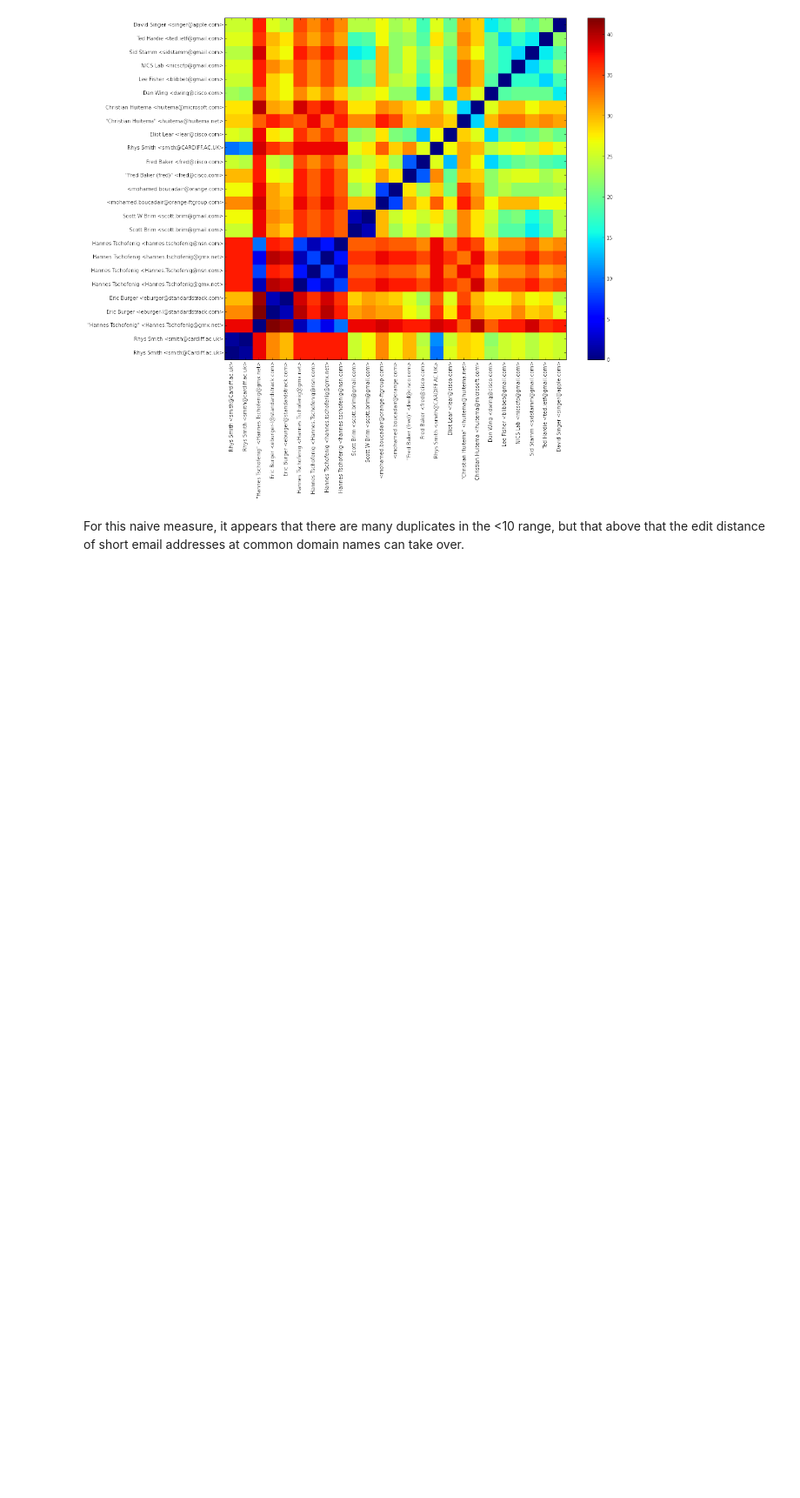
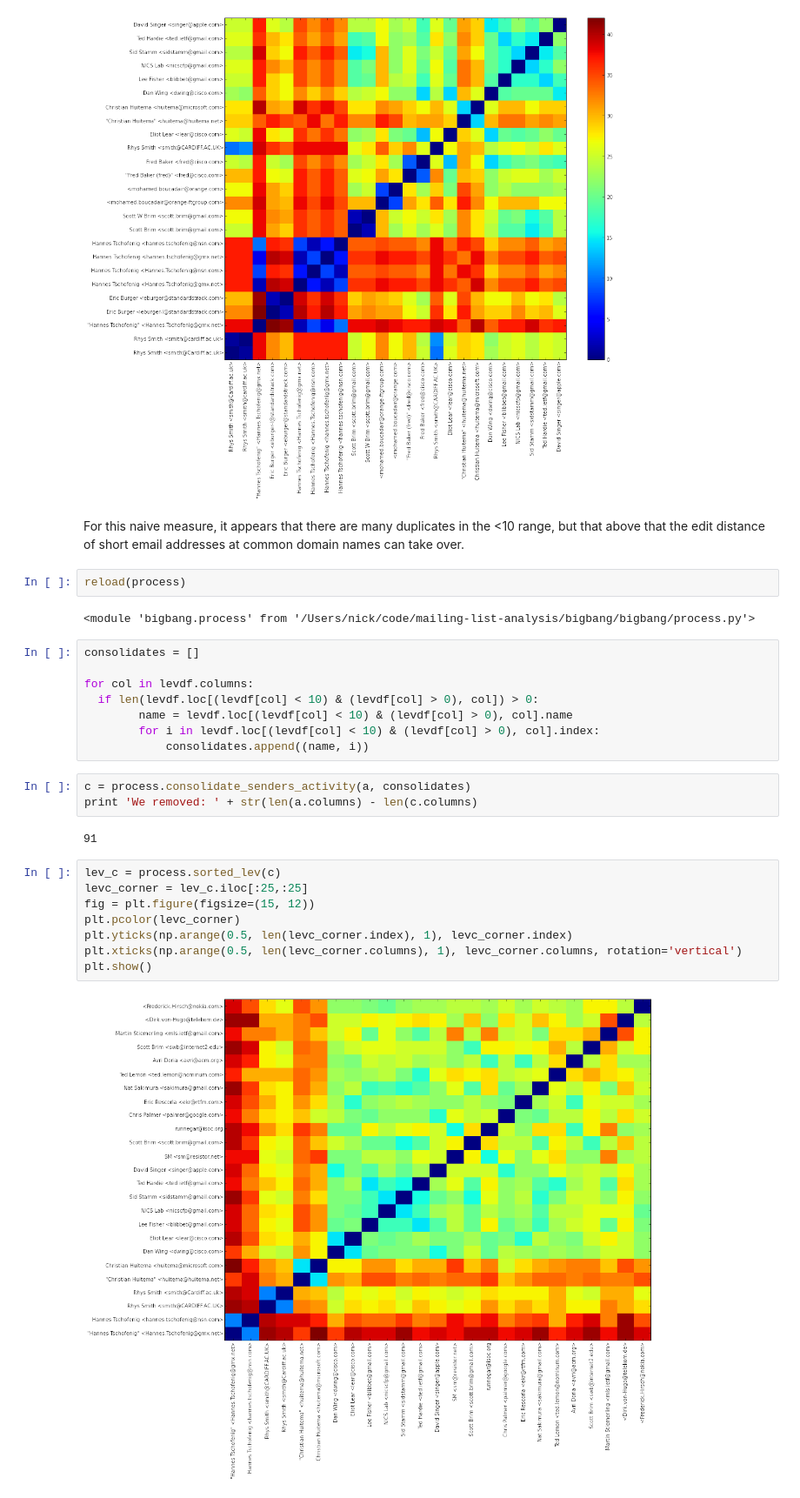
Before and after one commit to datactive/bigbang, a Jupyter notebook: examples/Plot Activity.ipynb, the cells around one changed output. Shown at 87% size. Cells and saved outputs as stored; diff of their text form; blank space fills up the shorter version.

Commit message:
basic consolidate columns function, and a notebook which creates the tuples and tests it

```diff
--- a/examples/Plot Activity.ipynb
+++ b/examples/Plot Activity.ipynb
@@ -120,3 +120,30 @@ plt.show()
 [figure]
 # %% [markdown]
 For this naive measure, it appears that there are many duplicates in the &lt;10 range, but that above that the edit distance of short email addresses at common domain names can take over.
+# %%
+reload(process)
+# %% [output]
+<module 'bigbang.process' from '/Users/nick/code/mailing-list-analysis/bigbang/bigbang/process.py'>
+# %%
+consolidates = []
+
+for col in levdf.columns:
+  if len(levdf.loc[(levdf[col] < 10) & (levdf[col] > 0), col]) > 0:
+        name = levdf.loc[(levdf[col] < 10) & (levdf[col] > 0), col].name
+        for i in levdf.loc[(levdf[col] < 10) & (levdf[col] > 0), col].index:
+            consolidates.append((name, i))
+# %%
+c = process.consolidate_senders_activity(a, consolidates)
+print 'We removed: ' + str(len(a.columns) - len(c.columns)
+# %% [output]
+91
+# %%
+lev_c = process.sorted_lev(c)
+levc_corner = lev_c.iloc[:25,:25]
+fig = plt.figure(figsize=(15, 12))
+plt.pcolor(levc_corner)
+plt.yticks(np.arange(0.5, len(levc_corner.index), 1), levc_corner.index)
+plt.xticks(np.arange(0.5, len(levc_corner.columns), 1), levc_corner.columns, rotation='vertical')
+plt.show()
+# %% [output]
+[figure, added]
```
Also changed, not shown: 1 other file.
